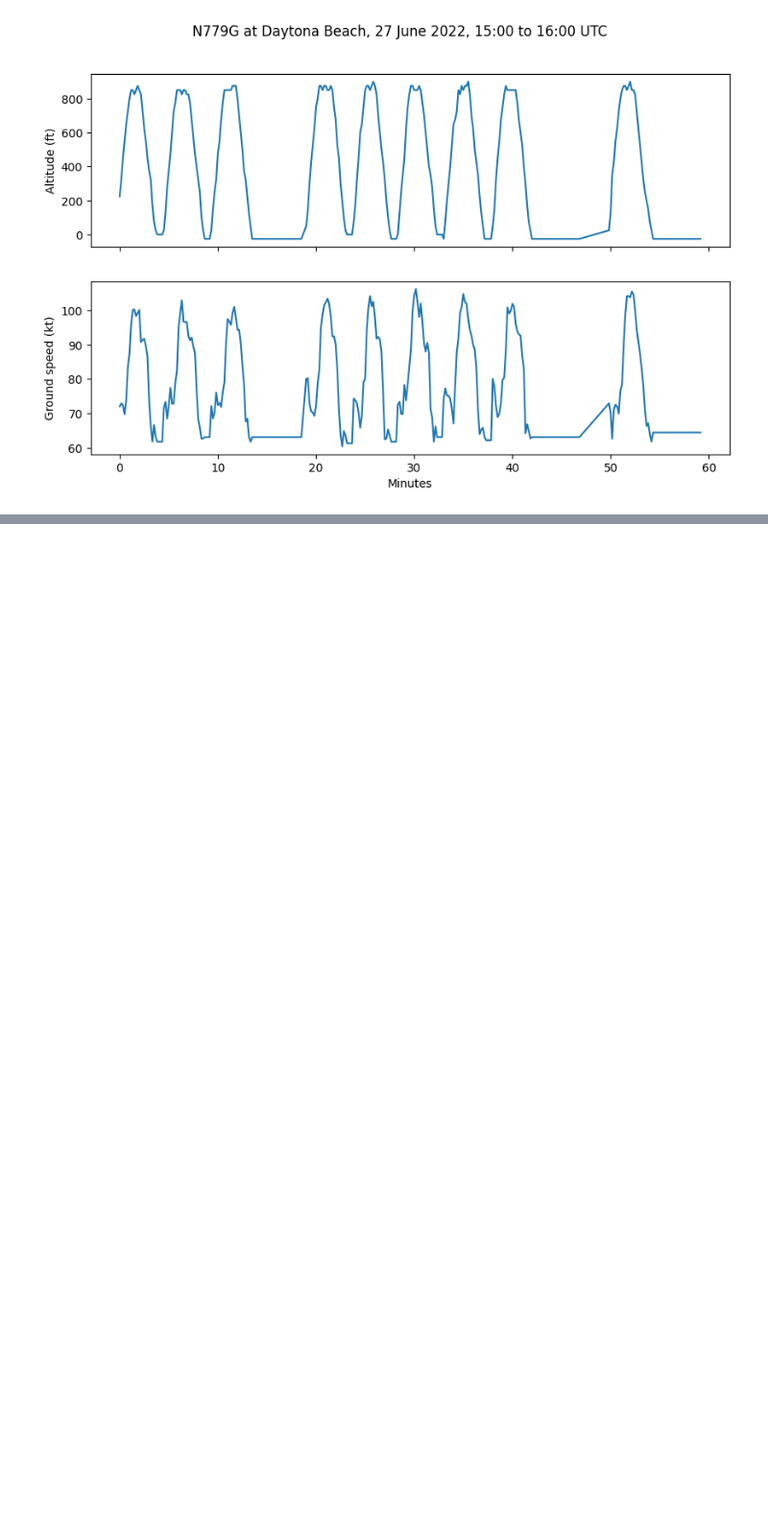
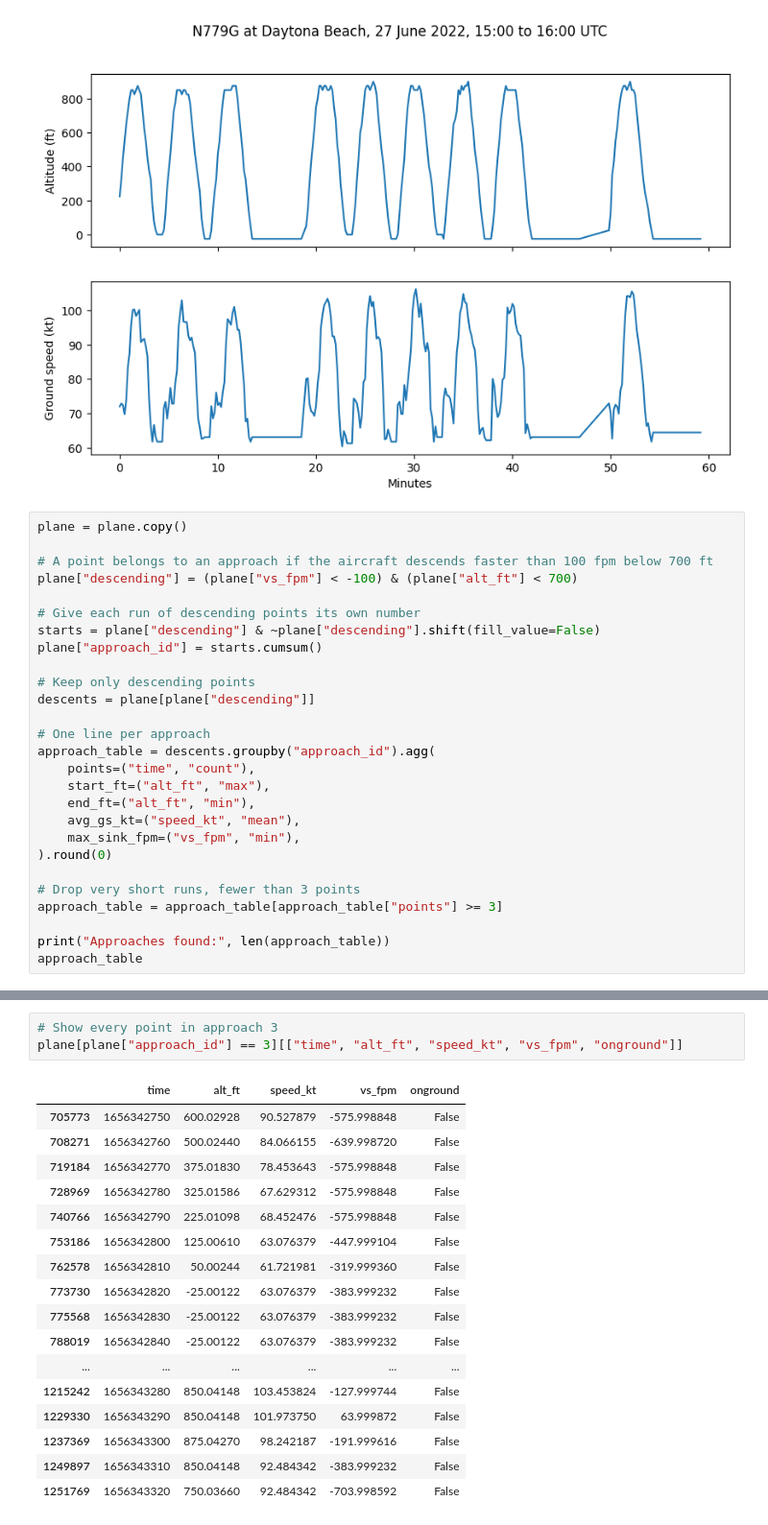
Before and after one commit to samsuseelan/ga-unstable-approach-warning, a Jupyter notebook: stable_approach_check.ipynb, the cells around one changed output, grey strips where cells are left out. Shown at 96% size. Cells and saved outputs as stored; diff of their text form; blank space fills up the shorter version.

```diff
--- a/stable_approach_check.ipynb
+++ b/stable_approach_check.ipynb
@@ -179,3 +179,30 @@ plt.suptitle("N779G at Daytona Beach, 27 June 2022, 15:00 to 16:00 UTC")
 plt.show()
 # %% [output]
 [figure]
+# %%
+plane = plane.copy()
+
+# A point belongs to an approach if the aircraft descends faster than 100 fpm below 700 ft
+plane["descending"] = (plane["vs_fpm"] < -100) & (plane["alt_ft"] < 700)
+
+# Give each run of descending points its own number
+starts = plane["descending"] & ~plane["descending"].shift(fill_value=False)
+plane["approach_id"] = starts.cumsum()
+
+# Keep only descending points
+descents = plane[plane["descending"]]
+
+# One line per approach
+approach_table = descents.groupby("approach_id").agg(
+    points=("time", "count"),
+    start_ft=("alt_ft", "max"),
+    end_ft=("alt_ft", "min"),
+    avg_gs_kt=("speed_kt", "mean"),
+    max_sink_fpm=("vs_fpm", "min"),
+).round(0)
+
+# Drop very short runs, fewer than 3 points
+approach_table = approach_table[approach_table["points"] >= 3]
+
+print("Approaches found:", len(approach_table))
+approach_table
@@ -181,0 +222,21 @@ plt.show()
+# %%
+# Show every point in approach 3
+plane[plane["approach_id"] == 3][["time", "alt_ft", "speed_kt", "vs_fpm", "onground"]]
+# %% [output]
+|  | time | alt_ft | speed_kt | vs_fpm | onground |
+| 705773 | 1656342750 | 600.02928 | 90.527879 | -575.998848 | False |
+| 708271 | 1656342760 | 500.02440 | 84.066155 | -639.998720 | False |
+| 719184 | 1656342770 | 375.01830 | 78.453643 | -575.998848 | False |
+| 728969 | 1656342780 | 325.01586 | 67.629312 | -575.998848 | False |
+| 740766 | 1656342790 | 225.01098 | 68.452476 | -575.998848 | False |
+| 753186 | 1656342800 | 125.00610 | 63.076379 | -447.999104 | False |
+| 762578 | 1656342810 | 50.00244 | 61.721981 | -319.999360 | False |
+| 773730 | 1656342820 | -25.00122 | 63.076379 | -383.999232 | False |
+| 775568 | 1656342830 | -25.00122 | 63.076379 | -383.999232 | False |
+| 788019 | 1656342840 | -25.00122 | 63.076379 | -383.999232 | False |
+| ... | ... | ... | ... | ... | ... |
+| 1215242 | 1656343280 | 850.04148 | 103.453824 | -127.999744 | False |
+| 1229330 | 1656343290 | 850.04148 | 101.973750 | 63.999872 | False |
+| 1237369 | 1656343300 | 875.04270 | 98.242187 | -191.999616 | False |
+| 1249897 | 1656343310 | 850.04148 | 92.484342 | -383.999232 | False |
+| 1251769 | 1656343320 | 750.03660 | 92.484342 | -703.998592 | False |
```
Also changed, not shown: parts of 2 cells of this notebook.
